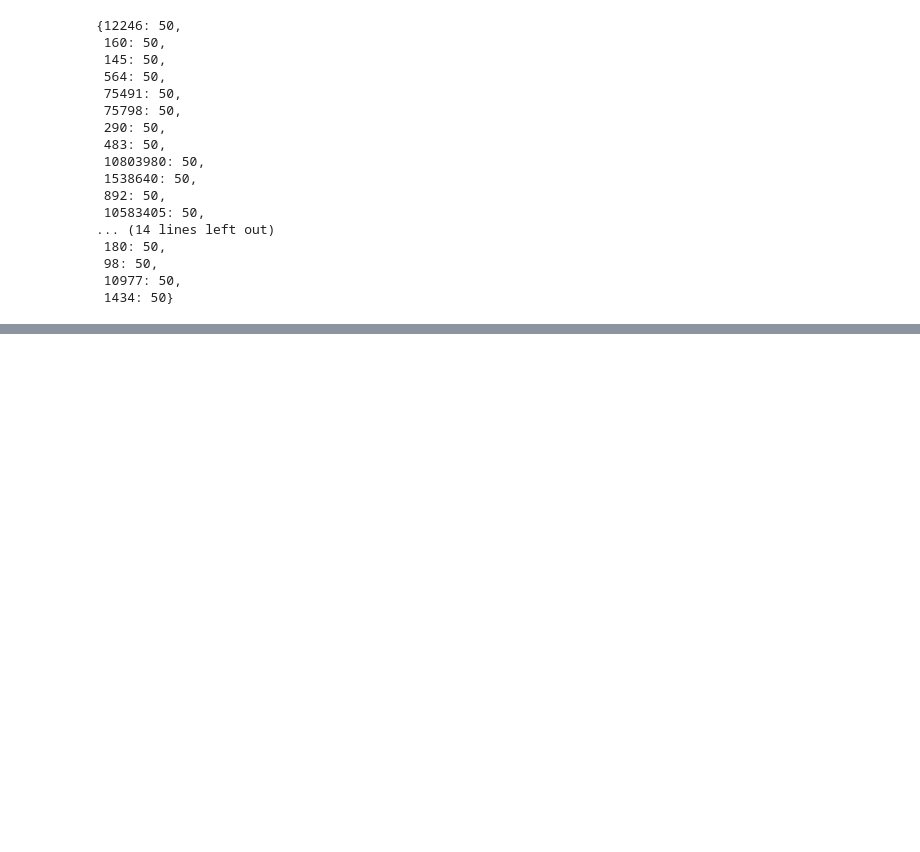
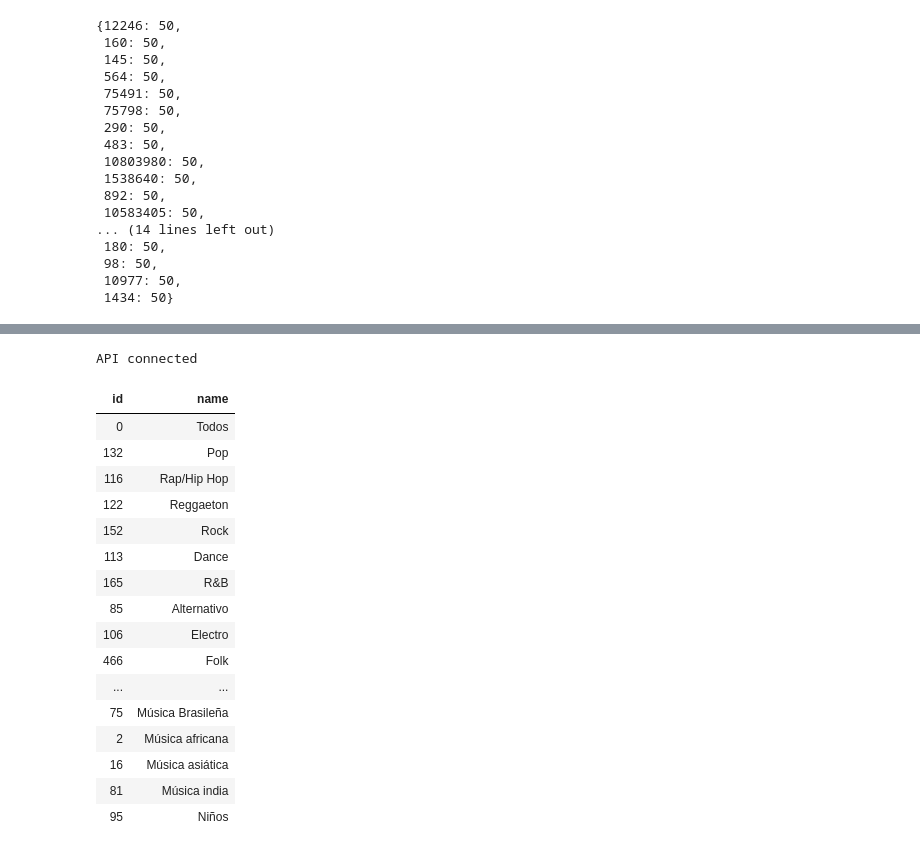
Before and after one commit to Adalab/proyecto-da-promo-67-modulo2-team-1, a Jupyter notebook: Extraccion_datos_apis.ipynb, the cells around one changed output, grey strips where cells are left out. Drawn from its saved outputs; the diff is of its cells as text; code cells hidden in the pictures; blank space fills up the shorter version.

```diff
--- a/Extraccion_datos_apis.ipynb
+++ b/Extraccion_datos_apis.ipynb
@@ -190,0 +195,33 @@ diccionario_artistas
+# %%
+endpoint_genero = "https://api.deezer.com/genre/"
+def extraer_genero(endpoint_genero):
+
+    try:
+        df_genero = extraccion_deezer(endpoint_genero)
+        df_data = pd.DataFrame(df_genero["data"][0])
+        df_final = df_data[["id","name"]]
+        return df_final
+    except:
+        print ("error")
+# %%
+df_genero = extraer_genero(endpoint_genero)
+HTML(df_genero.to_html(index=False))
+# %% [output]
+API connected
+| id | name |
+| 0 | Todos |
+| 132 | Pop |
+| 116 | Rap/Hip Hop |
+| 122 | Reggaeton |
+| 152 | Rock |
+| 113 | Dance |
+| 165 | R&B |
+| 85 | Alternativo |
+| 106 | Electro |
+| 466 | Folk |
+| ... | ... |
+| 75 | Música Brasileña |
+| 2 | Música africana |
+| 16 | Música asiática |
+| 81 | Música india |
+| 95 | Niños |
```
Also changed, not shown: parts of 9 cells of this notebook, 2 other files.
